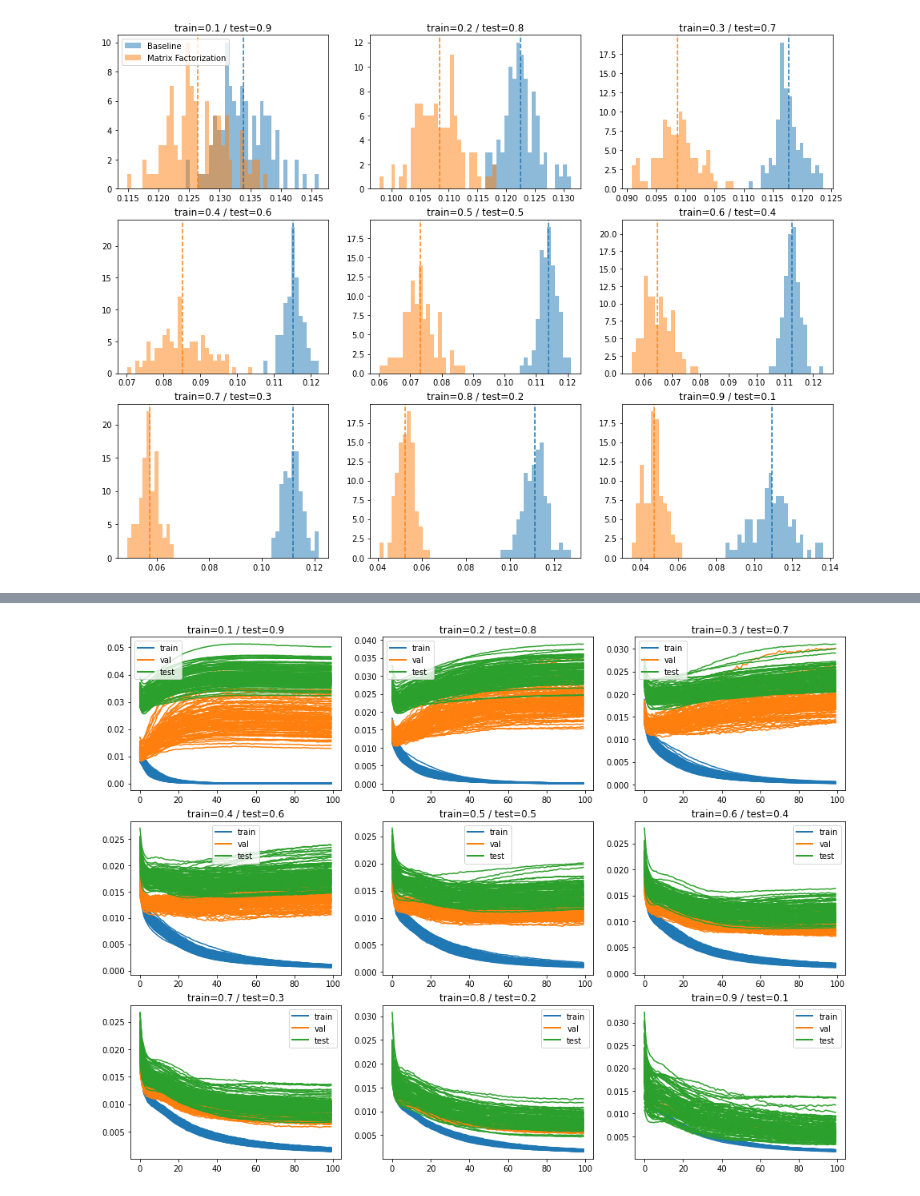
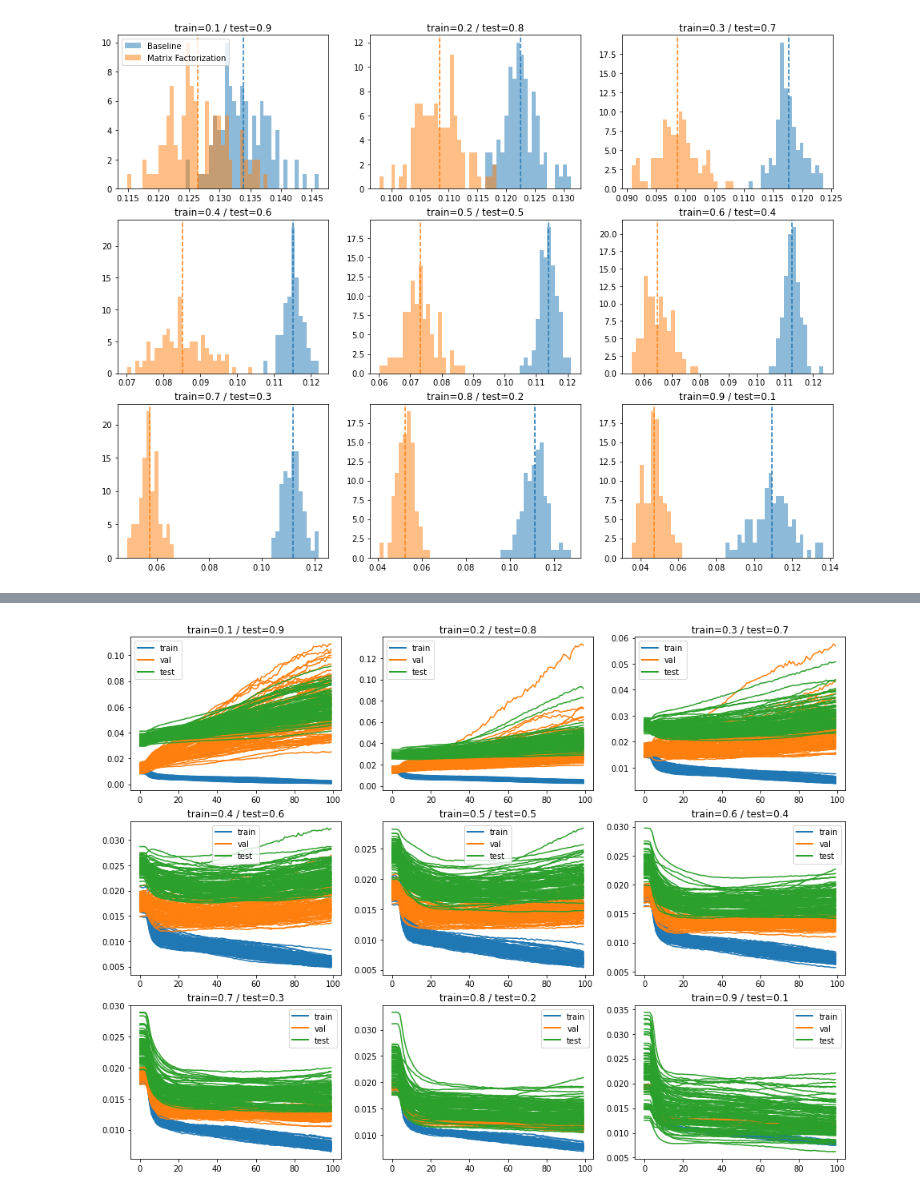
Before and after one commit to WiseLabCMU/pitot, a Jupyter notebook: results.ipynb, the cells around one changed output, grey strips where cells are left out. Drawn from its saved outputs; the diff is of its cells as text; code cells hidden in the pictures.

Commit message:
Add updated results notebook

```diff
--- a/results.ipynb
+++ b/results.ipynb
@@ -60,5 +73,3 @@ class Result:
 # %%
-ptrain = [0.1, 0.2, 0.3, 0.4, 0.5, 0.6, 0.7, 0.8, 0.9]
-ds = Dataset("data.npz", offset=1000 * 1000)
-results = [Result("results/embedding/{}.npz".format(p), ds) for p in ptrain]
-comparisons = [res.compare() for res in results]
+results = {m: [Result("results/{}/{}.npz".format(m, p), ds) for p in ptrain] for m in methods}
+comparisons = {m: [res.compare() for res in result] for m, result in results.items()}
@@ -101,3 +142,10 @@ axs[0, 0].legend(loc='upper left')
 # %% [output]
 <matplotlib.legend.Legend at 0x...>
 [figure]
+# %%
+fig, axs = plt.subplots(3, 3, figsize=(16, 12))
+
+spval = [0.1, 0.2, 0.3, 0.4, 0.5, 0.6, 0.7, 0.8, 0.9]
+for ax, sp, res, comparison in zip(axs.reshape(-1), spval, results["embedding"], comparisons["embedding"]):
+    res.plot_training(ax)
+    ax.set_title("train={:.1f} / test={:.1f}".format(sp, 1 - sp))
@@ -103,0 +154,7 @@ axs[0, 0].legend(loc='upper left')
+# %%
+fig, axs = plt.subplots(3, 3, figsize=(16, 12))
+
+spval = [0.1, 0.2, 0.3, 0.4, 0.5, 0.6, 0.7, 0.8, 0.9]
+for ax, sp, res, comparison in zip(axs.reshape(-1), spval, results["linear"], comparisons["linear"]):
+    res.plot_training(ax)
+    ax.set_title("train={:.1f} / test={:.1f}".format(sp, 1 - sp))
@@ -103,0 +163,7 @@ axs[0, 0].legend(loc='upper left')
+# %%
+fig, axs = plt.subplots(3, 3, figsize=(16, 12))
+
+spval = [0.1, 0.2, 0.3, 0.4, 0.5, 0.6, 0.7, 0.8, 0.9]
+for ax, sp, res, comparison in zip(axs.reshape(-1), spval, results["module_only"], comparisons["module_only"]):
+    res.plot_training(ax)
+    ax.set_title("train={:.1f} / test={:.1f}".format(sp, 1 - sp))
@@ -104,9 +172,9 @@ axs[0, 0].legend(loc='upper left')
 # %%
 fig, axs = plt.subplots(3, 3, figsize=(16, 12))
 
 spval = [0.1, 0.2, 0.3, 0.4, 0.5, 0.6, 0.7, 0.8, 0.9]
-for ax, sp, res, comparison in zip(axs.reshape(-1), spval, results, comparisons):
+for ax, sp, res, comparison in zip(axs.reshape(-1), spval, results["runtime_only"], comparisons["runtime_only"]):
     res.plot_training(ax)
     ax.set_title("train={:.1f} / test={:.1f}".format(sp, 1 - sp))
 # %% [output]
-[figure, old version]
+[figure, new version]
```
Also changed, not shown: parts of 11 cells of this notebook.
